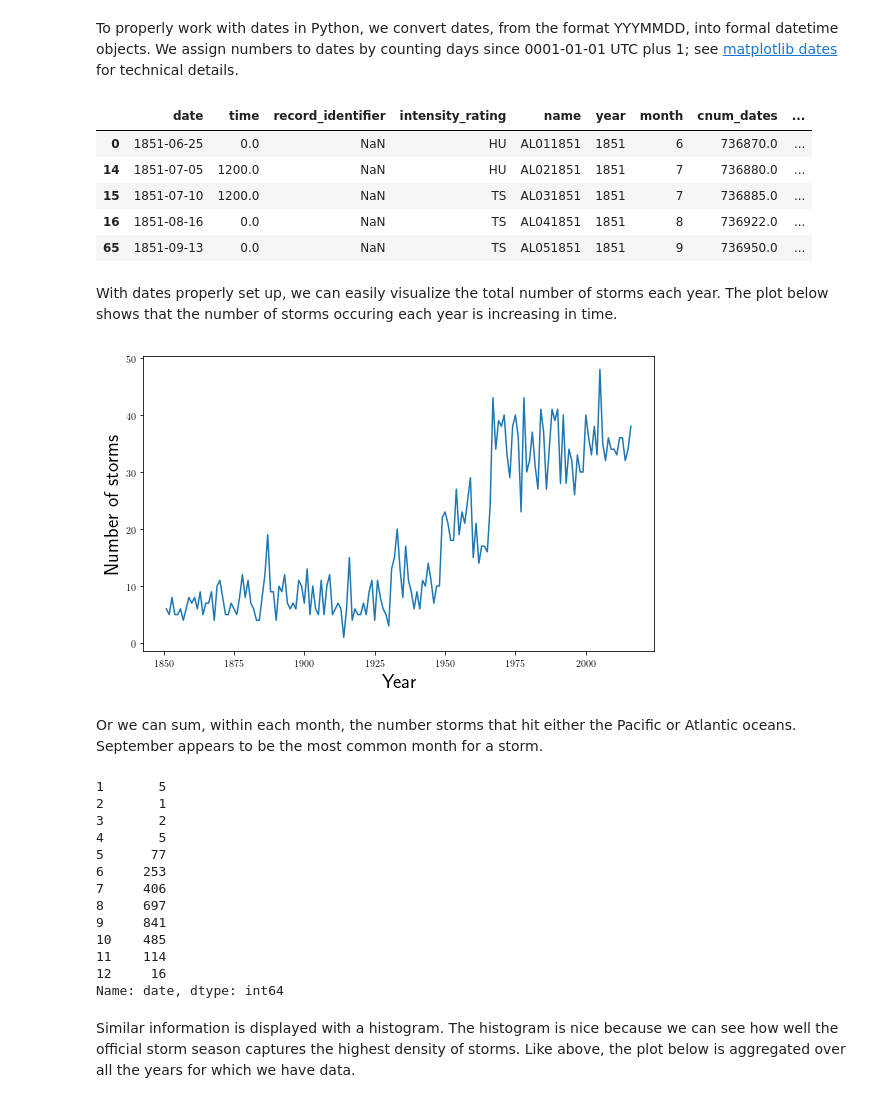
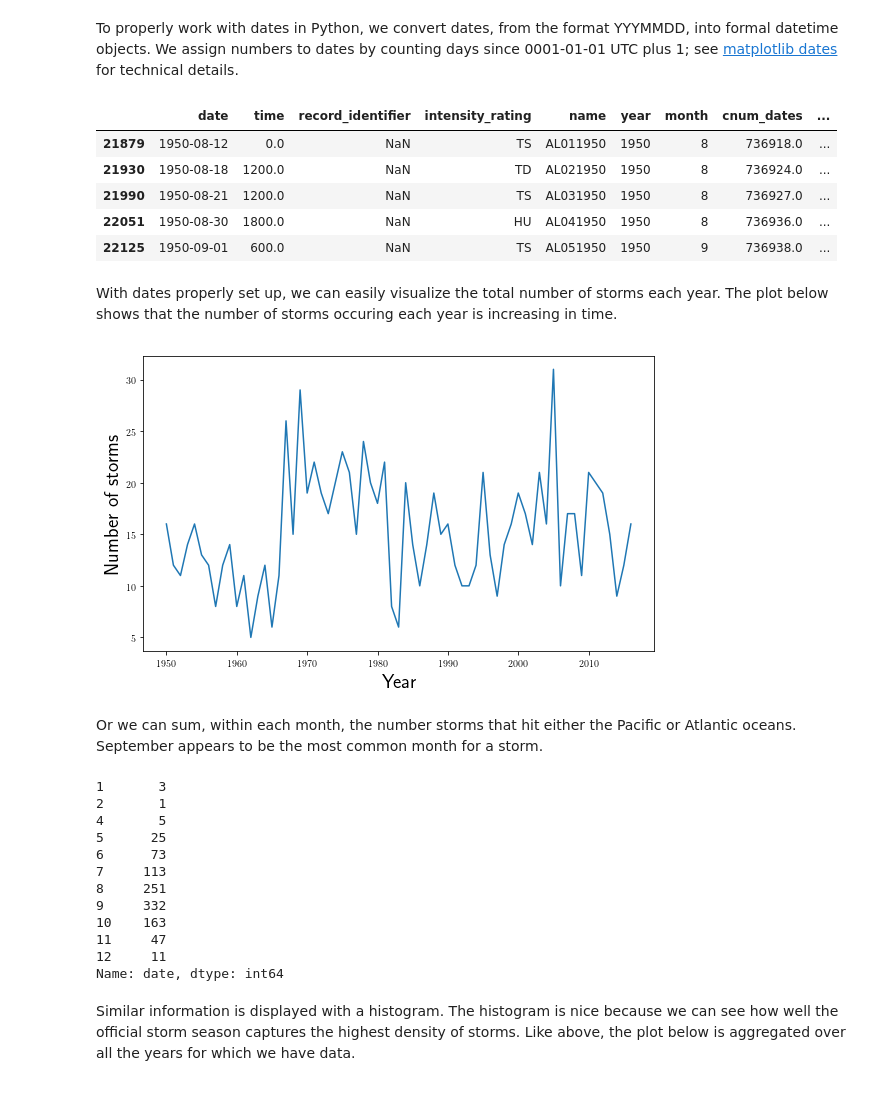
Before and after one commit to roualdes/stormevents, a Jupyter notebook: stormevents.ipynb, the cells around one changed output. Saved outputs shown, nothing was run; the diff lists cells and outputs as text; code cells hidden in the pictures.

Commit message:
after Karloski: focus on 1950 forward, split Atlantic and Pacific; update some text; unfinished

```diff
--- a/stormevents.ipynb
+++ b/stormevents.ipynb
@@ -61,48 +57,49 @@ To properly work with dates in Python, we convert dates, from the format YYYMMDD
 df['date'] = pd.to_datetime(df['date'], format='%Y%m%d')
 df.drop_duplicates('name', inplace=True) # don't double count storms
 df['year'] = df.date.dt.year
+df = df.loc[df['year'] >= 1950]
 df['month'] = df.date.dt.month
 df['cnum_dates'] = mdates.date2num([datetime.datetime(2018, d.month, d.day)
                          for _, d in df['date'].dropna().iteritems()])
 df['num_dates'] = mdates.date2num([datetime.datetime(d.year, d.month, d.day)
                          for _, d in df['date'].iteritems()])
-df.head()
+Adf = df.loc[df['name'].str.contains('^AL')].copy() # Atlantic, for now
+Adf.head()
 # %% [output]
 |  | date | time | record_identifier | intensity_rating | name | year | month | cnum_dates | ... |
-| 0 | 1851-06-25 | 0.0 | NaN | HU | AL011851 | 1851 | 6 | 736870.0 | ... |
-| 14 | 1851-07-05 | 1200.0 | NaN | HU | AL021851 | 1851 | 7 | 736880.0 | ... |
-| 15 | 1851-07-10 | 1200.0 | NaN | TS | AL031851 | 1851 | 7 | 736885.0 | ... |
-| 16 | 1851-08-16 | 0.0 | NaN | TS | AL041851 | 1851 | 8 | 736922.0 | ... |
-| 65 | 1851-09-13 | 0.0 | NaN | TS | AL051851 | 1851 | 9 | 736950.0 | ... |
+| 21879 | 1950-08-12 | 0.0 | NaN | TS | AL011950 | 1950 | 8 | 736918.0 | ... |
+| 21930 | 1950-08-18 | 1200.0 | NaN | TD | AL021950 | 1950 | 8 | 736924.0 | ... |
+| 21990 | 1950-08-21 | 1200.0 | NaN | TS | AL031950 | 1950 | 8 | 736927.0 | ... |
+| 22051 | 1950-08-30 | 1800.0 | NaN | HU | AL041950 | 1950 | 8 | 736936.0 | ... |
+| 22125 | 1950-09-01 | 600.0 | NaN | TS | AL051950 | 1950 | 9 | 736938.0 | ... |
 # %% [markdown]
 With dates properly set up, we can easily visualize the total number of storms each year.  The plot below shows that the number of storms occuring each year is increasing in time.
 # %%
 fig, ax = plt.subplots(1, 1, figsize=(8, 5))
 ax.cla()
-bp.curve(df['year'].unique(),
-         df['date'].dt.year.value_counts().sort_index())
+bp.curve(Adf['year'].unique(),
+         Adf['date'].dt.year.value_counts().sort_index())
 plt.xlabel('Year', fontsize=20)
 plt.ylabel('Number of storms', fontsize=20)
 plt.tight_layout()
 # %% [output]
-[figure, old version]
+[figure, new version]
 # %% [markdown]
 Or we can sum, within each month, the number storms that hit either the Pacific or Atlantic oceans.  September appears to be the most common month for a storm.
 # %%
-df['date'].dt.month.value_counts().sort_index()
+Adf['date'].dt.month.value_counts().sort_index()
 # %% [output]
-1       5
+1       3
 2       1
-3       2
 4       5
-5      77
-6     253
-7     406
-8     697
-9     841
-10    485
-11    114
-12     16
+5      25
+6      73
+7     113
+8     251
+9     332
+10    163
+11     47
+12     11
 Name: date, dtype: int64
 # %% [markdown]
 Similar information is displayed with a histogram.  The histogram is nice because we can see how well the official storm season captures the highest density of storms.  Like above, the plot below is aggregated over all the years for which we have data.
```
Also changed, not shown: parts of 81 cells of this notebook, 1 other file.
